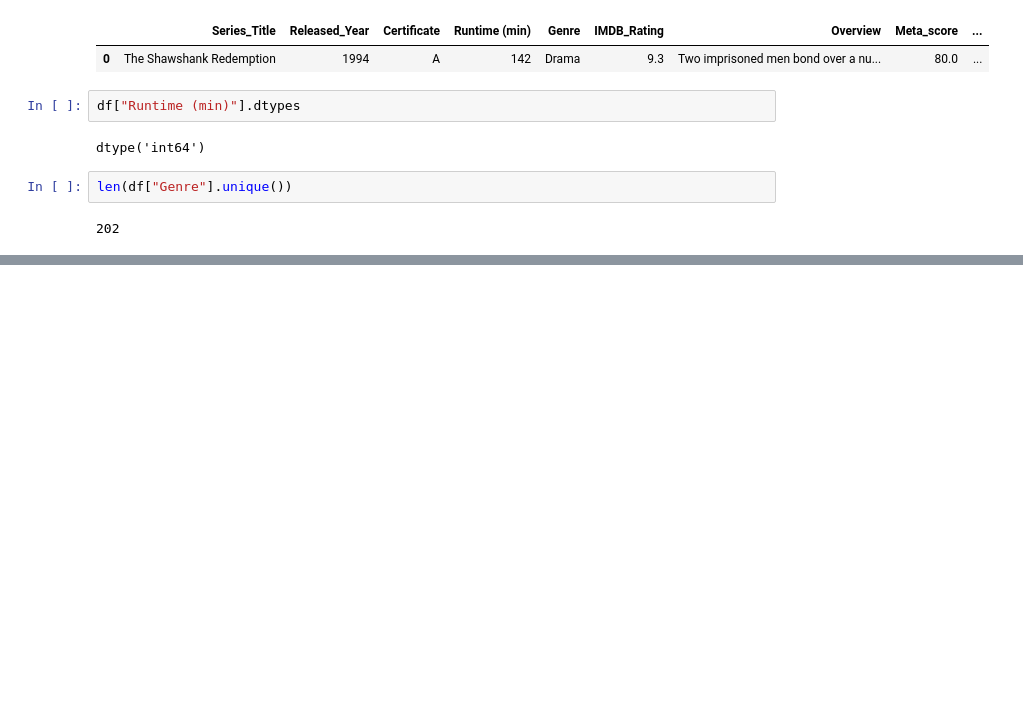
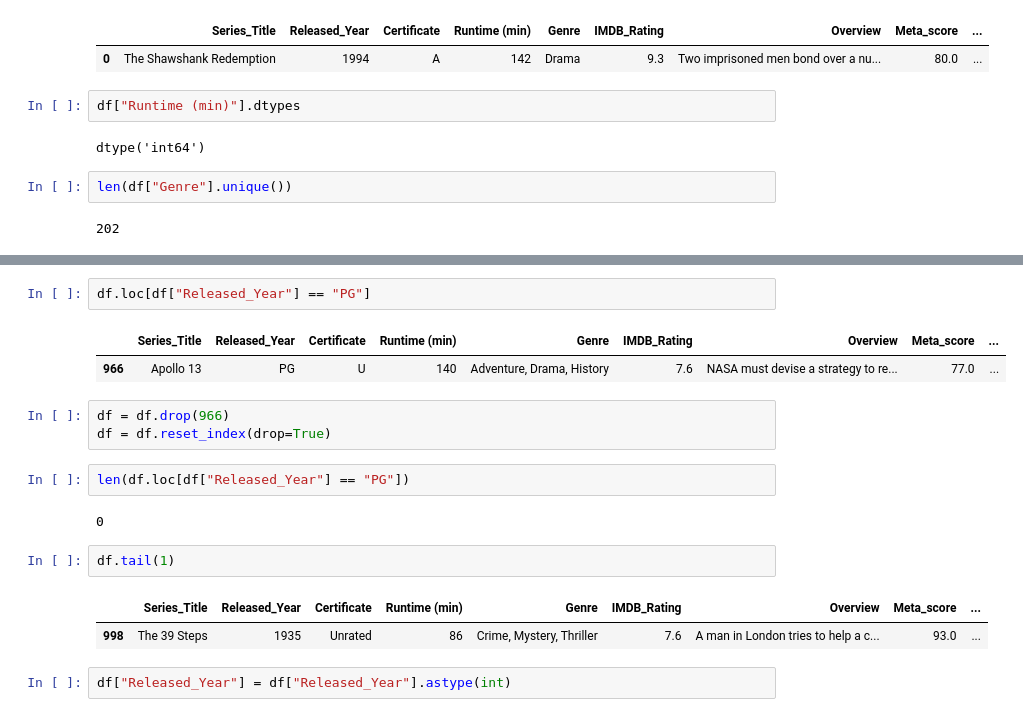
Before and after one commit to AbubakrBardien/movie-dataset-analysis, a Jupyter notebook: Data_Cleaning.ipynb, the cells around one changed output, grey strips where cells are left out. Saved outputs shown, nothing was run; the diff lists cells and outputs as text; blank space fills up the shorter version.

```diff
--- a/Data_Cleaning.ipynb
+++ b/Data_Cleaning.ipynb
@@ -193,0 +229,19 @@ len(df["Genre"].unique())
+# %%
+df.loc[df["Released_Year"] == "PG"]
+# %% [output]
+|  | Series_Title | Released_Year | Certificate | Runtime (min) | Genre | IMDB_Rating | Overview | Meta_score | ... |
+| 966 | Apollo 13 | PG | U | 140 | Adventure, Drama, History | 7.6 | NASA must devise a strategy to re... | 77.0 | ... |
+# %%
+df = df.drop(966)
+df = df.reset_index(drop=True)
+# %%
+len(df.loc[df["Released_Year"] == "PG"])
+# %% [output]
+0
+# %%
+df.tail(1)
+# %% [output]
+|  | Series_Title | Released_Year | Certificate | Runtime (min) | Genre | IMDB_Rating | Overview | Meta_score | ... |
+| 998 | The 39 Steps | 1935 | Unrated | 86 | Crime, Mystery, Thriller | 7.6 | A man in London tries to help a c... | 93.0 | ... |
+# %%
+df["Released_Year"] = df["Released_Year"].astype(int)
```
Also changed, not shown: parts of 15 cells of this notebook, 1 other file.
